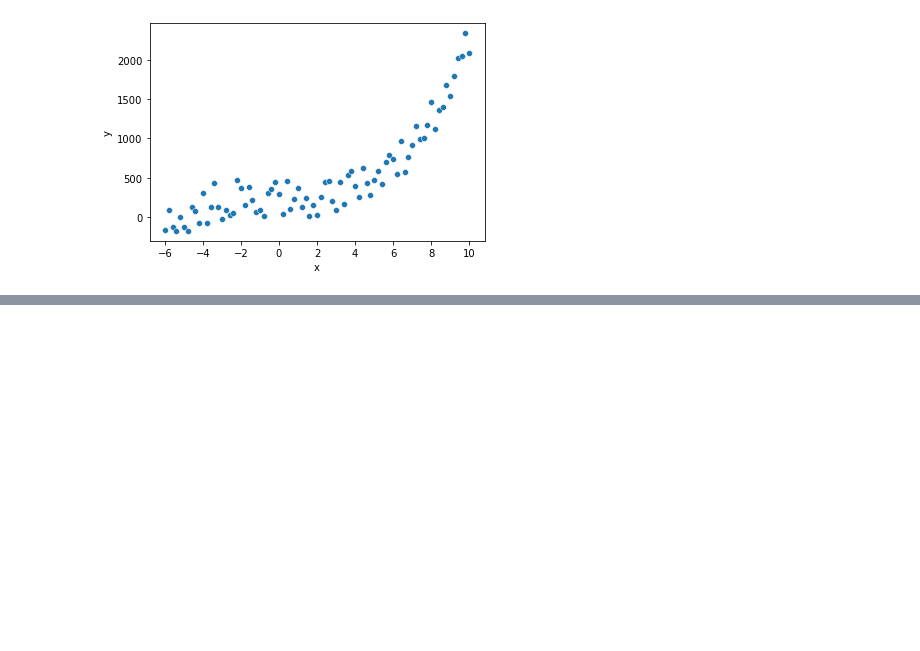
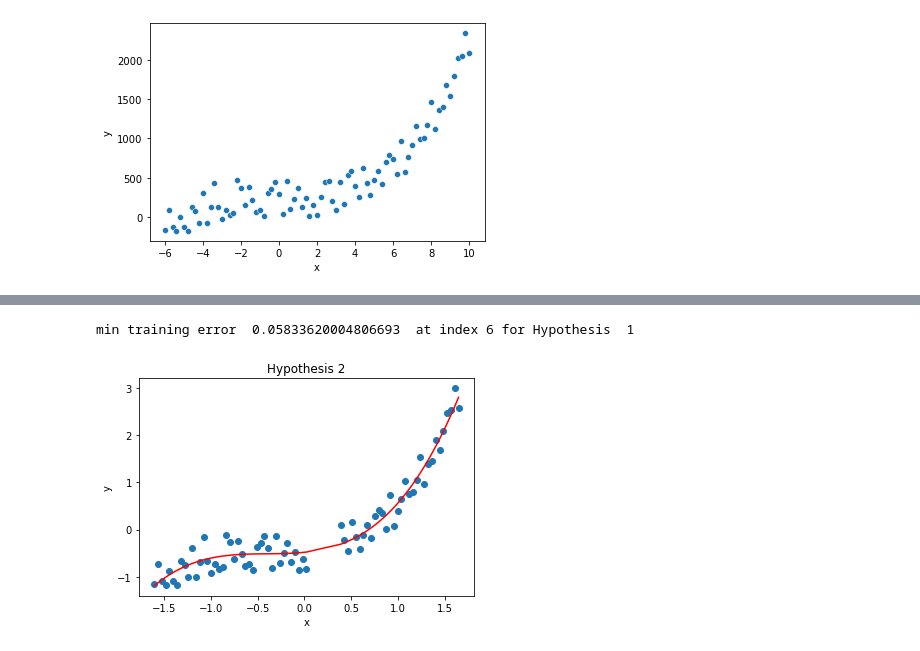
Before and after one commit to chandms/Security_Analytics, a Jupyter notebook: Assignment1/HW1P3.ipynb, the cells around one changed output, grey strips where cells are left out. Cells and saved outputs as stored; diff of their text form; code cells hidden in the pictures; blank space fills up the shorter version.

```diff
--- a/Assignment1/HW1P3.ipynb
+++ b/Assignment1/HW1P3.ipynb
@@ -163,0 +166,4 @@ print(weight_list)
+# %%
+#3b. weights for degree 3
+weight_list3 = computeModels(3)
+print(weight_list3)
@@ -275,0 +294,6 @@ min training error  5.841767395805465e+58  at index 5 for Hypothesis  4
+# %%
+#4b. for degree 3 plot
+plotTrainingOutput(3,min_id_deg3,min_val_deg3,1,weight_list3)
+# %% [output]
+min training error  0.05833620004806693  at index 6 for Hypothesis  1
+[figure, added]
```
Also changed, not shown: parts of 33 cells of this notebook.
